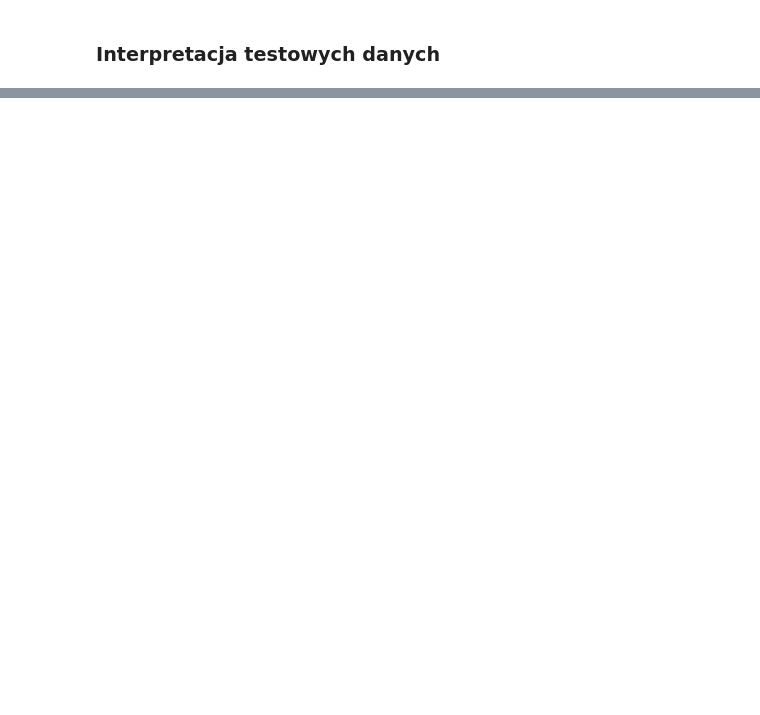
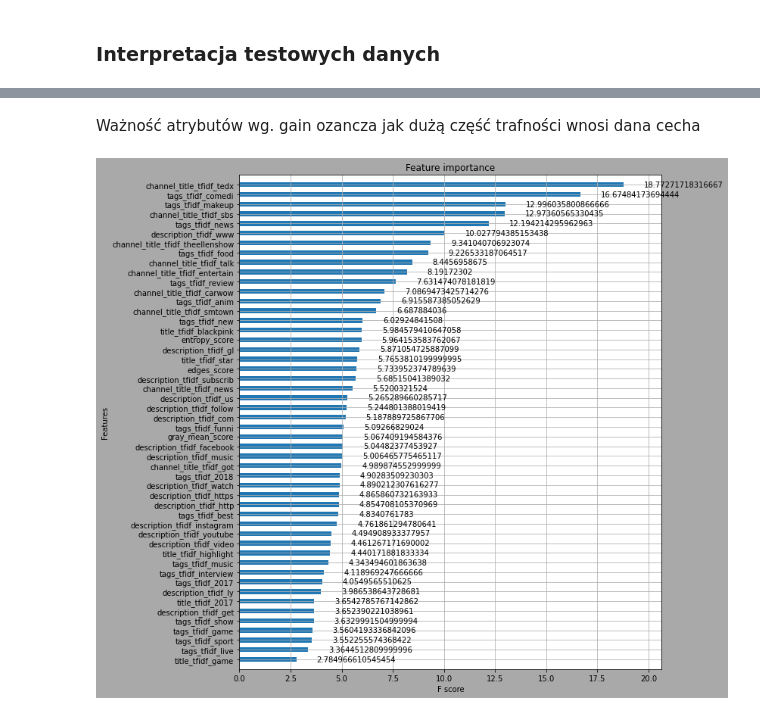
Before and after one commit to DominikKossinski/PED, a Jupyter notebook: notebooks/PED_6.ipynb, the cells around one changed output, grey strips where cells are left out. Cells and saved outputs as stored; diff of their text form; code cells hidden in the pictures; blank space fills up the shorter version.

```diff
--- a/notebooks/PED_6.ipynb
+++ b/notebooks/PED_6.ipynb
@@ -294,0 +536,8 @@ shap.summary_plot(shap_values_RF_test[1], x_test_selected)
+# %% [markdown]
+Ważność atrybutów wg. gain ozancza jak dużą część trafności wnosi dana cecha
+# %%
+fig, ax = plt.subplots(figsize=(10, 12))
+xgb.plot_importance(xgbclf, max_num_features=50, height=0.5, ax=ax, importance_type='gain')
+plt.show()
+# %% [output]
+[figure, added]
```
Also changed, not shown: parts of 36 cells of this notebook.
